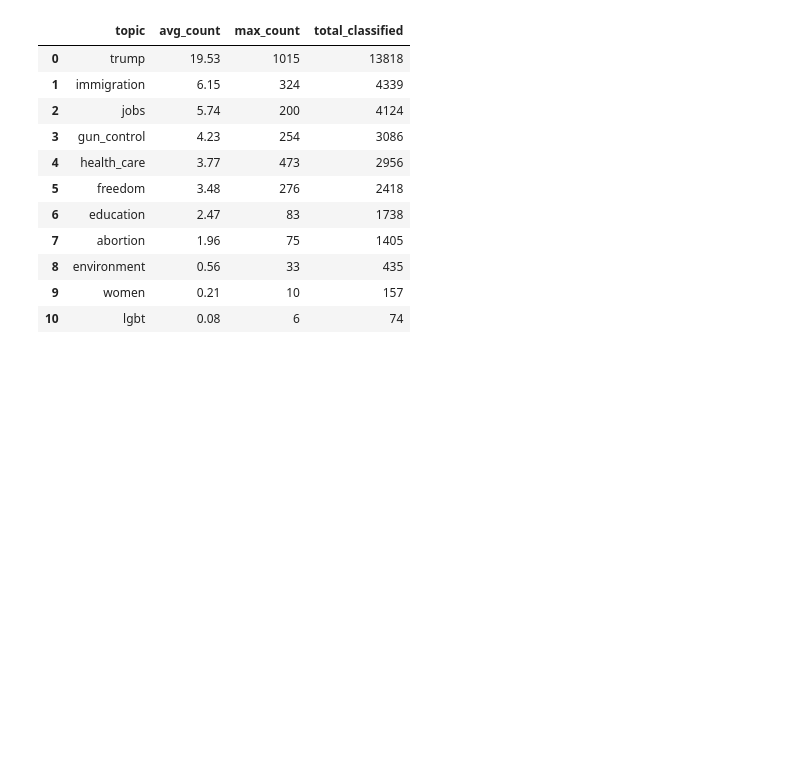
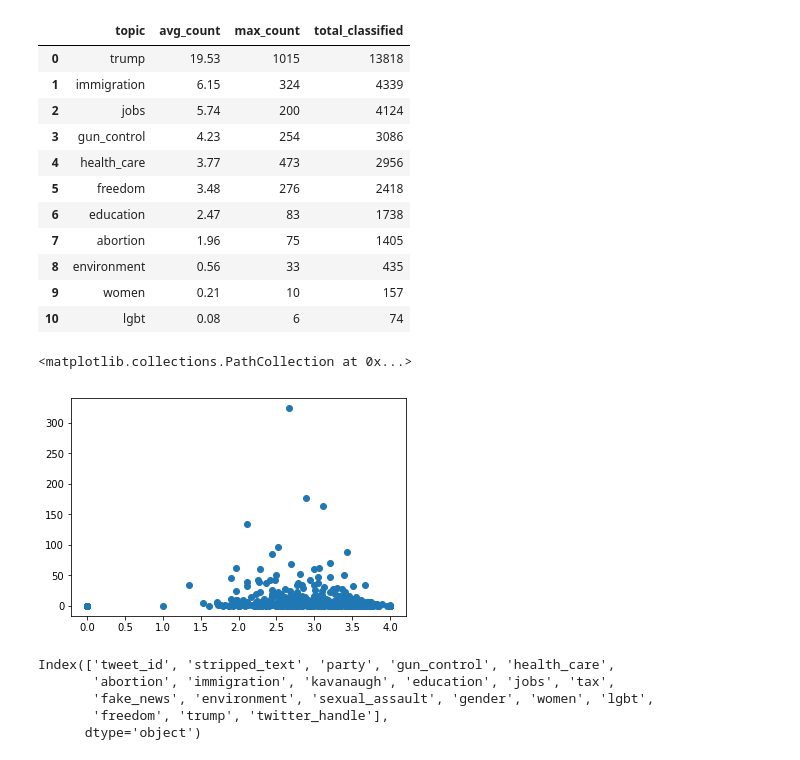
Before and after one commit to charles-tan/POCA, a Jupyter notebook: notebooks/topics_analysis.ipynb, the cells around one changed output. Saved outputs shown, nothing was run; the diff lists cells and outputs as text; code cells hidden in the pictures; blank space fills up the shorter version.

```diff
--- a/notebooks/topics_analysis.ipynb
+++ b/notebooks/topics_analysis.ipynb
@@ -9,6 +9,8 @@ tweets_with_topics = pd.read_csv('../data/tweet_data/tweets_with_topics_post.csv
 sa_all_tweets = pd.read_csv('../data/tweet_data/sa_all_tweets_post.csv', index_col=False)
 
 all_tweets_cleaned = pd.read_csv('../data/tweet_data/all_tweets_cleaned.csv', index_col=False)
+dem_df['sentiment'] = dem_df['sentiment'].fillna(0)
+rep_df['sentiment'] = rep_df['sentiment'].fillna(0)
 # %%
 sa_all_tweets.head(3)
 # %% [output]
@@ -146,3 +176,17 @@ total tweets:  175668
 | 8 | environment | 0.56 | 33 | 435 |
 | 9 | women | 0.21 | 10 | 157 |
 | 10 | lgbt | 0.08 | 6 | 74 |
+# %%
+fig, axs = plt.subplots(1)
+axs.scatter(rep_df['sentiment'], rep_df['immigration_tweet_count'])
+# %% [output]
+<matplotlib.collections.PathCollection at 0x...>
+[figure, added]
+# %%
+tweets_with_topics.columns
+# %% [output]
+Index(['tweet_id', 'stripped_text', 'party', 'gun_control', 'health_care',
+       'abortion', 'immigration', 'kavanaugh', 'education', 'jobs', 'tax',
+       'fake_news', 'environment', 'sexual_assault', 'gender', 'women', 'lgbt',
+       'freedom', 'trump', 'twitter_handle'],
+      dtype='object')
```
Also changed, not shown: parts of 13 cells of this notebook, 5 other files.
